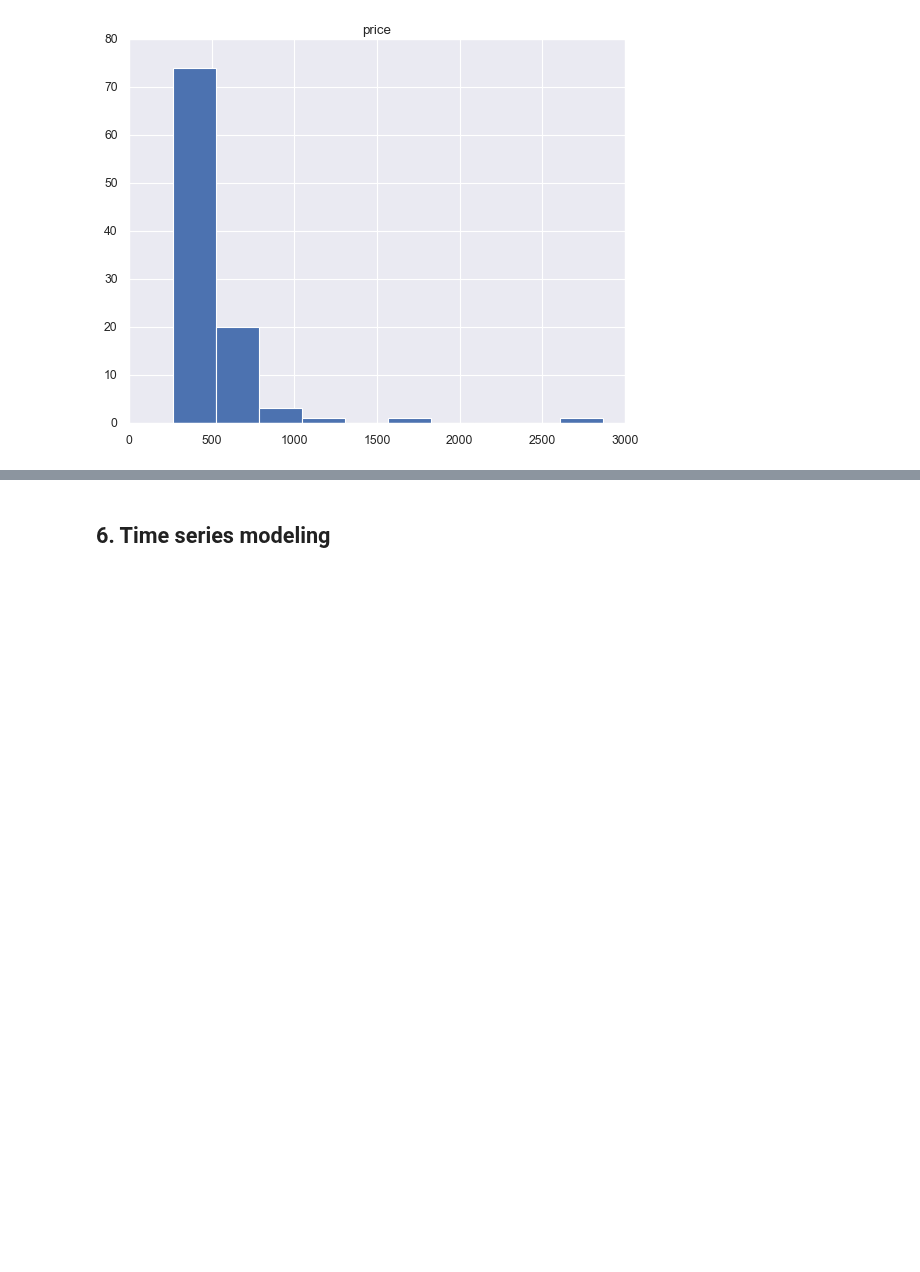
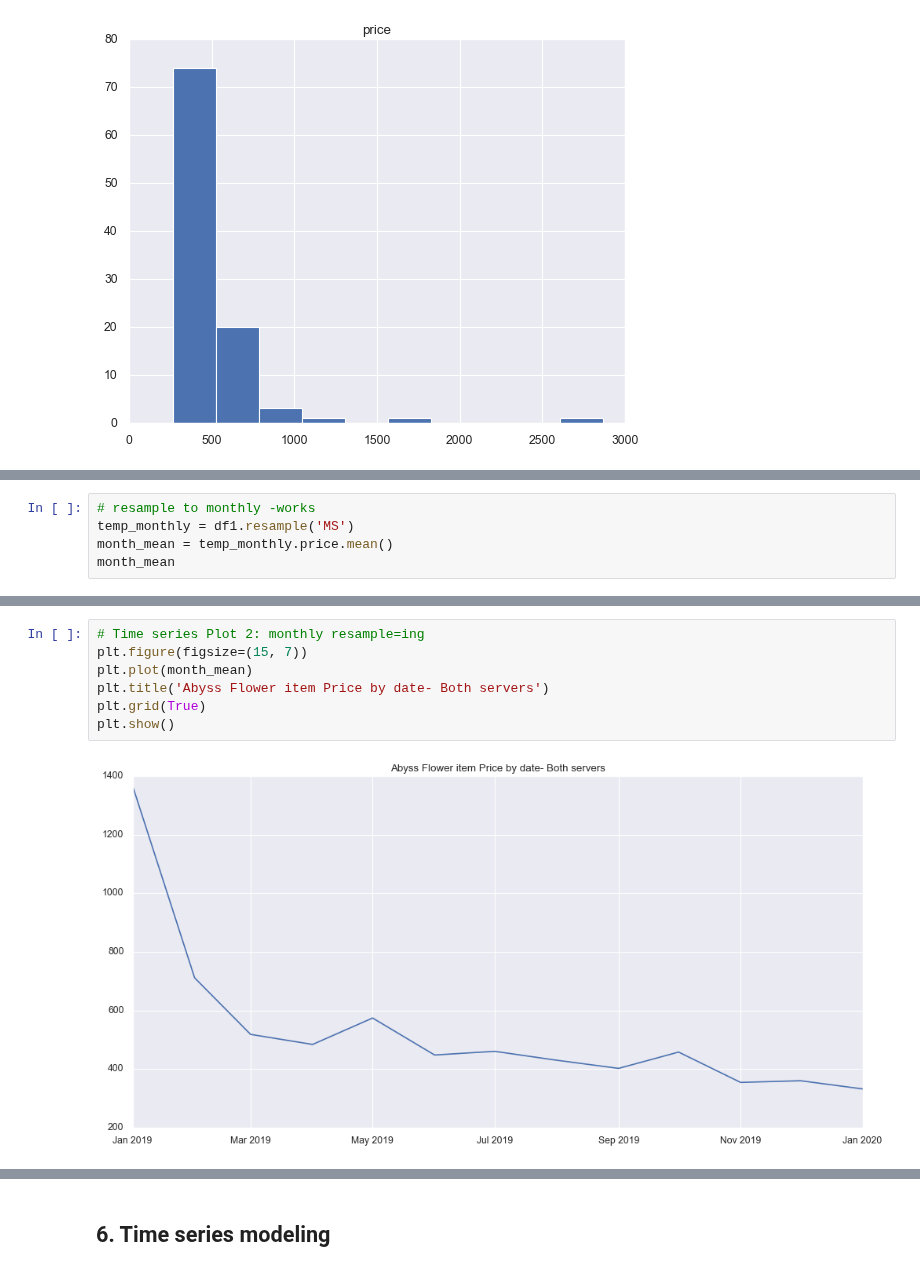
Before and after one commit to algakovic/ROMobile-MarketPrice-Timeseries-Analysis, a Jupyter notebook: SandboxROMExchangeAPI.ipynb, the cells around one changed output, grey strips where cells are left out. Cells and saved outputs as stored; diff of their text form; blank space fills up the shorter version.

```diff
--- a/SandboxROMExchangeAPI.ipynb
+++ b/SandboxROMExchangeAPI.ipynb
@@ -292,3 +289,8 @@ plt.grid(True)
 plt.show()
 # %% [output]
 [figure]
+# %%
+# resample to monthly -works
+temp_monthly = df1.resample('MS')
+month_mean = temp_monthly.price.mean()
+month_mean
@@ -294,0 +313,9 @@ plt.show()
+# %%
+# Time series Plot 2: monthly resample=ing
+plt.figure(figsize=(15, 7))
+plt.plot(month_mean)
+plt.title('Abyss Flower item Price by date- Both servers')
+plt.grid(True)
+plt.show()
+# %% [output]
+[figure, added]
```
Also changed, not shown: parts of 8 cells of this notebook.
